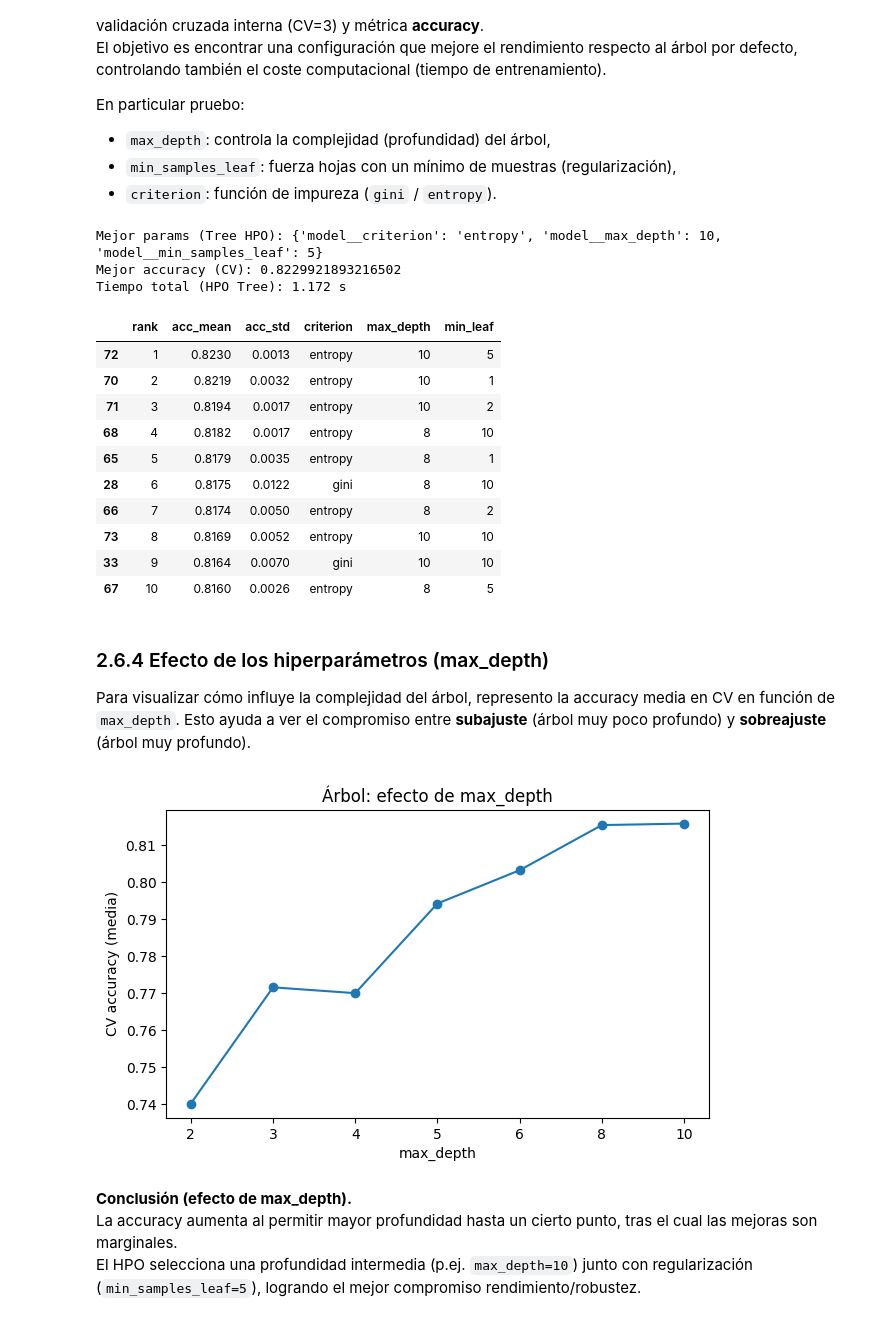
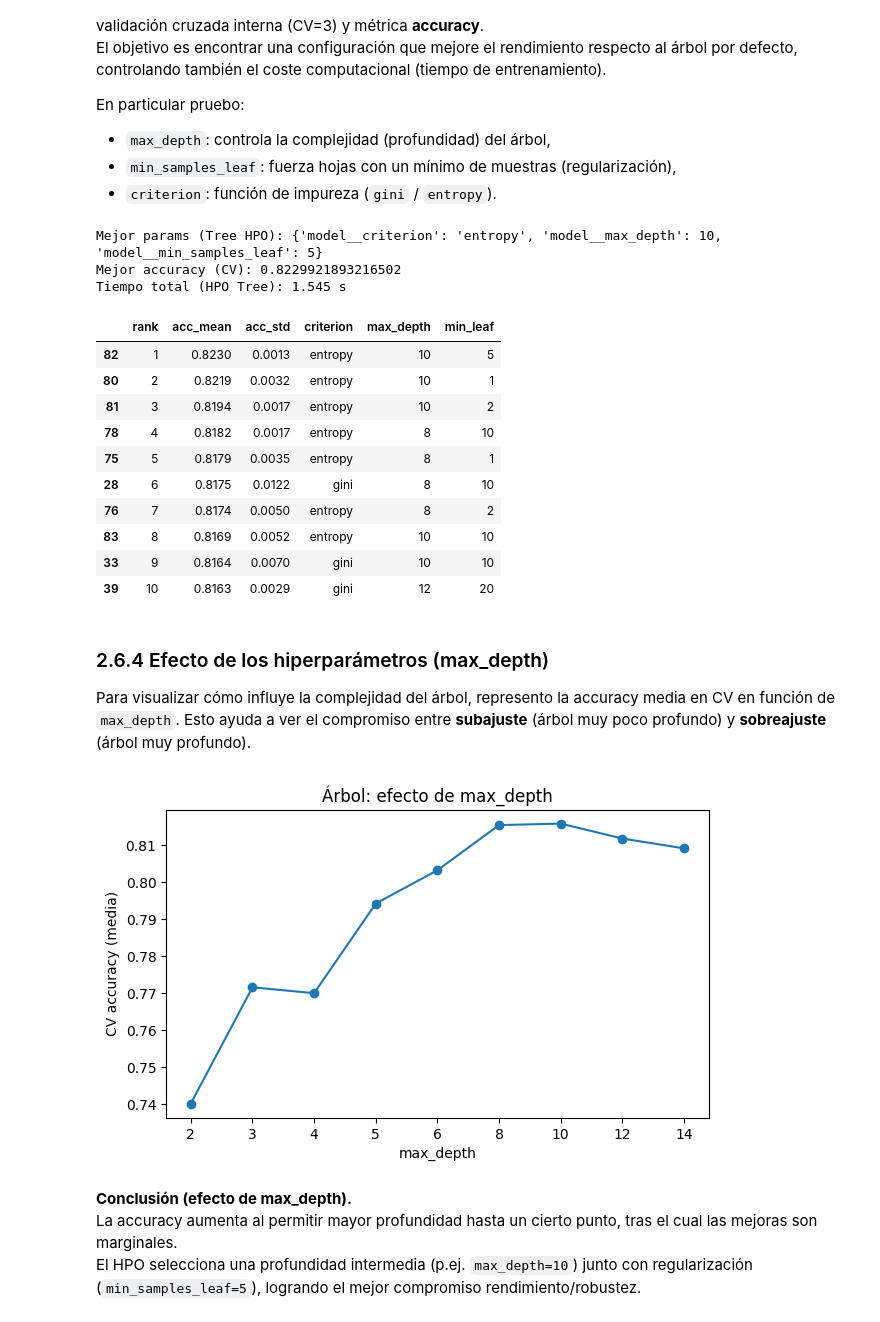
Before and after one commit to DiegoVa6/Grupo05_Practica1, a Jupyter notebook: exercise.ipynb, the cells around one changed output. Cells and saved outputs as stored; diff of their text form; code cells hidden in the pictures.

```diff
--- a/exercise.ipynb
+++ b/exercise.ipynb
@@ -842,7 +854,7 @@ tree_pipe = Pipeline(steps=[
 ])
 
 param_grid_tree = {
-    "model__max_depth": [2, 3, 4, 5, 6, 8, 10, None],
+    "model__max_depth": [2, 3, 4, 5, 6, 8, 10, 12, 14, None],
     "model__min_samples_leaf": [1, 2, 5, 10, 20],
     "model__criterion": ["gini", "entropy"]
 }
@@ -866,7 +878,7 @@ print(f"Tiempo total (HPO Tree): {time_tree_hpo:.3f} s")
 # %% [output]
 Mejor params (Tree HPO): {'model__criterion': 'entropy', 'model__max_depth': 10, 'model__min_samples_leaf': 5}
 Mejor accuracy (CV): 0.8229921893216502
-Tiempo total (HPO Tree): 1.172 s
+Tiempo total (HPO Tree): 1.545 s
 # %%
 tree_results = (
     pd.DataFrame(grid_tree.cv_results_)
@@ -884,16 +896,16 @@ tree_results = (
 tree_results.head(10)
 # %% [output]
 |  | rank | acc_mean | acc_std | criterion | max_depth | min_leaf |
-| 72 | 1 | 0.8230 | 0.0013 | entropy | 10 | 5 |
-| 70 | 2 | 0.8219 | 0.0032 | entropy | 10 | 1 |
-| 71 | 3 | 0.8194 | 0.0017 | entropy | 10 | 2 |
-| 68 | 4 | 0.8182 | 0.0017 | entropy | 8 | 10 |
-| 65 | 5 | 0.8179 | 0.0035 | entropy | 8 | 1 |
+| 82 | 1 | 0.8230 | 0.0013 | entropy | 10 | 5 |
+| 80 | 2 | 0.8219 | 0.0032 | entropy | 10 | 1 |
+| 81 | 3 | 0.8194 | 0.0017 | entropy | 10 | 2 |
+| 78 | 4 | 0.8182 | 0.0017 | entropy | 8 | 10 |
+| 75 | 5 | 0.8179 | 0.0035 | entropy | 8 | 1 |
 | 28 | 6 | 0.8175 | 0.0122 | gini | 8 | 10 |
-| 66 | 7 | 0.8174 | 0.0050 | entropy | 8 | 2 |
-| 73 | 8 | 0.8169 | 0.0052 | entropy | 10 | 10 |
+| 76 | 7 | 0.8174 | 0.0050 | entropy | 8 | 2 |
+| 83 | 8 | 0.8169 | 0.0052 | entropy | 10 | 10 |
 | 33 | 9 | 0.8164 | 0.0070 | gini | 10 | 10 |
-| 67 | 10 | 0.8160 | 0.0026 | entropy | 8 | 5 |
+| 39 | 10 | 0.8163 | 0.0029 | gini | 12 | 20 |
 # %% [markdown]
 ### 2.6.4 Efecto de los hiperparámetros (max_depth)
 
@@ -902,27 +914,27 @@ Esto ayuda a ver el compromiso entre **subajuste** (árbol muy poco profundo) y
 # %%
 # Efecto de max_depth (promediando sobre criterion y min_samples_leaf)
 cvres = pd.DataFrame(grid_tree.cv_results_)
 
 plot_depth = (
     cvres.assign(max_depth=cvres["param_model__max_depth"].astype(str))
          .groupby("max_depth")["mean_test_score"]
          .mean()
          .reset_index()
 )
 
 # Orden lógico para que salga bien en el eje X
-order = ["2","3","4","5","6","8","10","None"]
+order = ["2","3","4","5","6","8","10","12","14","None"]
 plot_depth["max_depth"] = pd.Categorical(plot_depth["max_depth"], categories=order, ordered=True)
 plot_depth = plot_depth.sort_values("max_depth")
 
 plt.figure(figsize=(7,4))
 plt.plot(plot_depth["max_depth"].astype(str), plot_depth["mean_test_score"], marker="o")
 plt.xlabel("max_depth")
 plt.ylabel("CV accuracy (media)")
 plt.title("Árbol: efecto de max_depth")
 plt.show()
 # %% [output]
-[figure, old version]
+[figure, new version]
 # %% [markdown]
 **Conclusión (efecto de max_depth).**
 La accuracy aumenta al permitir mayor profundidad hasta un cierto punto, tras el cual las mejoras son marginales.
```
Also changed, not shown: parts of 18 cells of this notebook.
